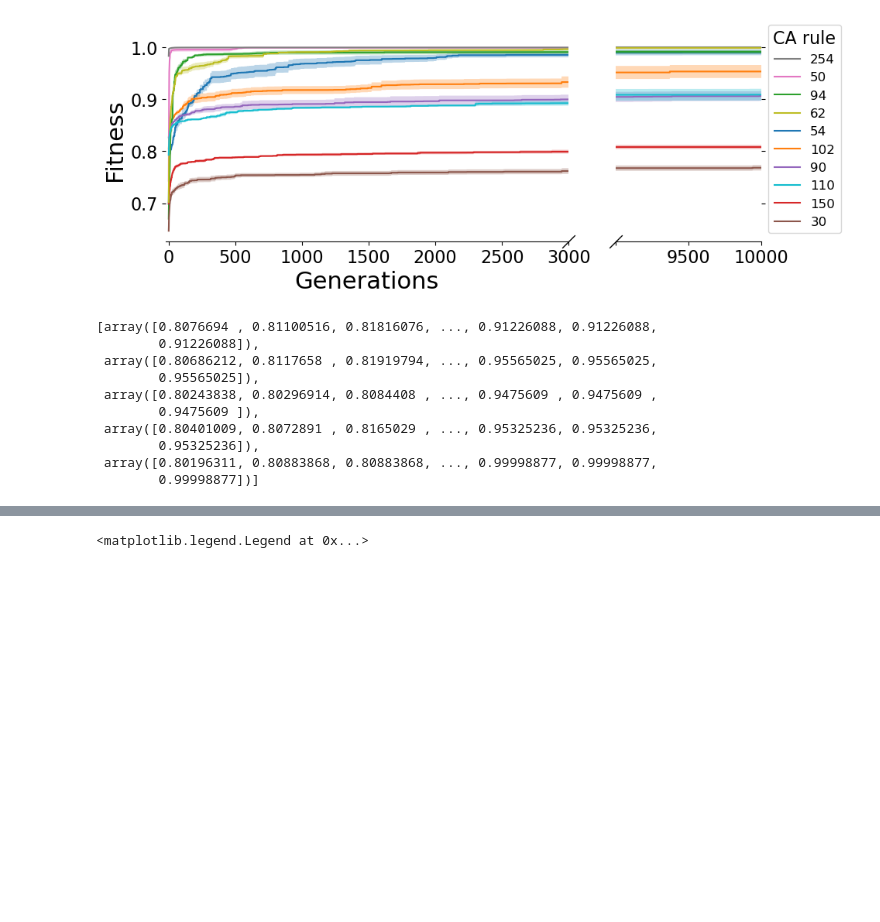
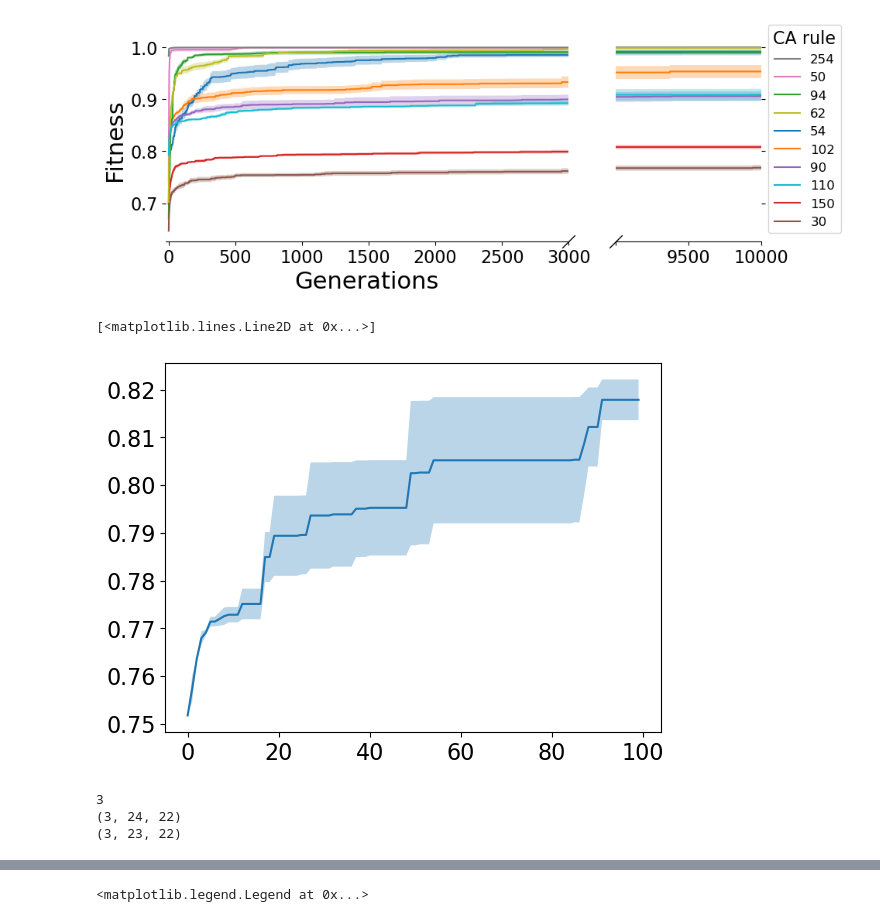
Before and after one commit to Cpetak/CA_GRN2, a Jupyter notebook: A2.ipynb, the cells around one changed output, grey strips where cells are left out. Drawn from its saved outputs; the diff is of its cells as text; code cells hidden in the pictures; blank space fills up the shorter version.

```diff
--- a/A2.ipynb
+++ b/A2.ipynb
@@ -124,3 +124,12 @@ plt.xlim(0, max(deltas))
 [figure]
 # %%
 newrules = [22, 126, 146, 154, 82, 86, 18, 118, 122, 70]
+# %%
+#10 gens in, 100 gens in, 290 gens in
+#33 switches
+gensin=[10,100,290]
+swichesin=[3,10,15,25,33]
+l=[s*300+g for s in swichesin for g in gensin]
+print(l)
+
+#sbatch launcher two 22 22 69904 149796
@@ -126,0 +138,4 @@ newrules = [22, 126, 146, 154, 82, 86, 18, 118, 122, 70]
+# %%
+for i in range(20000):
+    if i in l:
+        print(i)
@@ -315,16 +352,18 @@ plt.tight_layout()
 plt.show()
 # %% [output]
 [figure]
-# %%
-max_fits[1]
-# %% [output]
-[array([0.8076694 , 0.81100516, 0.81816076, ..., 0.91226088, 0.91226088,
-        0.91226088]),
- array([0.80686212, 0.8117658 , 0.81919794, ..., 0.95565025, 0.95565025,
-        0.95565025]),
- array([0.80243838, 0.80296914, 0.8084408 , ..., 0.9475609 , 0.9475609 ,
-        0.9475609 ]),
- array([0.80401009, 0.8072891 , 0.8165029 , ..., 0.95325236, 0.95325236,
-        0.95325236]),
- array([0.80196311, 0.80883868, 0.80883868, ..., 0.99998877, 0.99998877,
-        0.99998877])]
+# %%
+#TESTING RUN
+allfits=[]
+for i in range(2):
+    f=np.loadtxt(f'results_new_rules/stats_300_22-22_69904-149796_{i+1}_maxfits.txt')
+    allfits.append(f)
+
+data=np.array(allfits)
+mean1 = np.mean(data, axis=0)
+stderr1 = np.std(data, axis=0) / np.sqrt(len(data))
+plt.fill_between(range(len(mean1)), mean1 - stderr1, mean1 + stderr1, alpha=0.3)
+plt.plot(mean1, "-", label="10")
+# %% [output]
+[<matplotlib.lines.Line2D at 0x...>]
+[figure, added]
@@ -330,0 +382,13 @@ max_fits[1]
+# %%
+f=np.loadtxt("results_new_rules/stats_300_22-22_69904-149796_0" + "_best_grn.txt")
+num_generations=int(f.shape[0]/(grn_size+2)/grn_size)
+print(num_generations)
+f=f.reshape(num_generations,grn_size+2,grn_size)
+print(f.shape)
+pop=f
+t, p, f = helper.get_pop_TPF(pop, len(pop), num_cells, grn_size, dev_steps, geneid, rule, seed_int)
+print(p.shape)
+# %% [output]
+3
+(3, 24, 22)
+(3, 23, 22)
```
Also changed, not shown: parts of 6 cells of this notebook, 2 other files.
